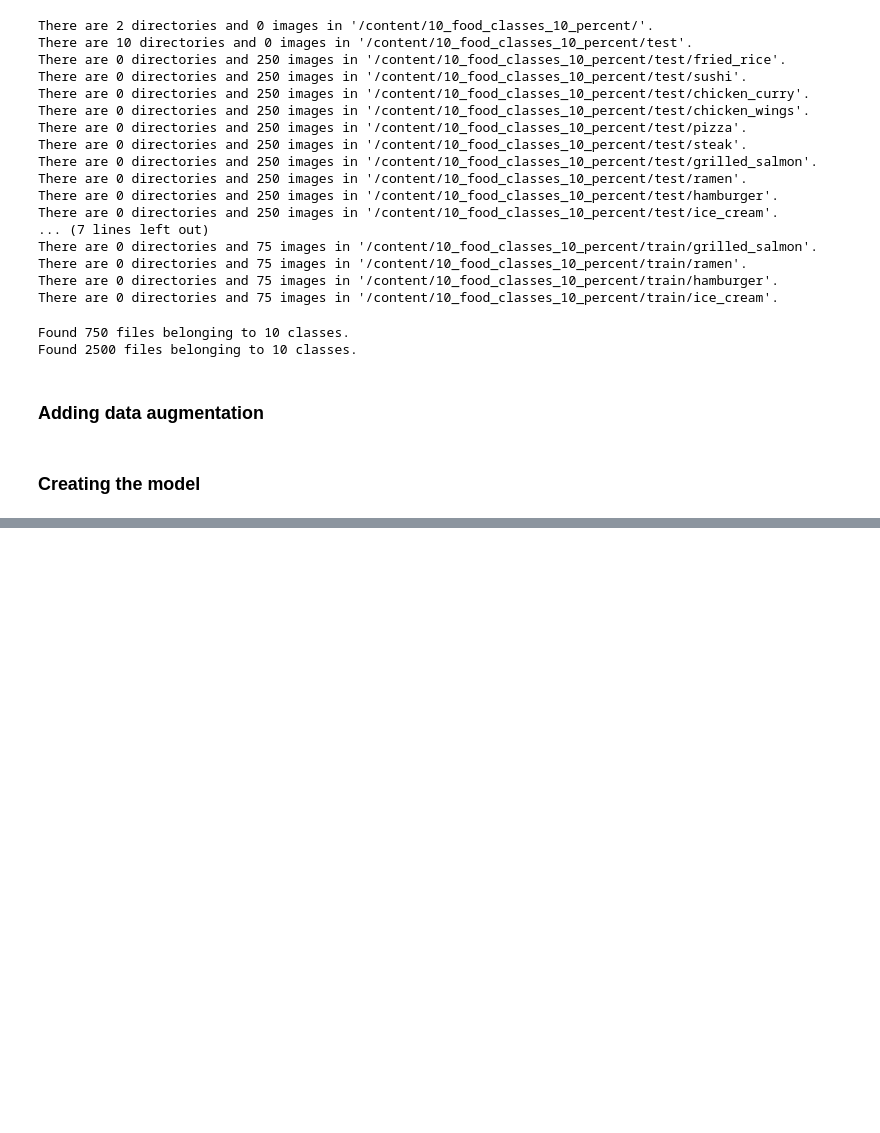
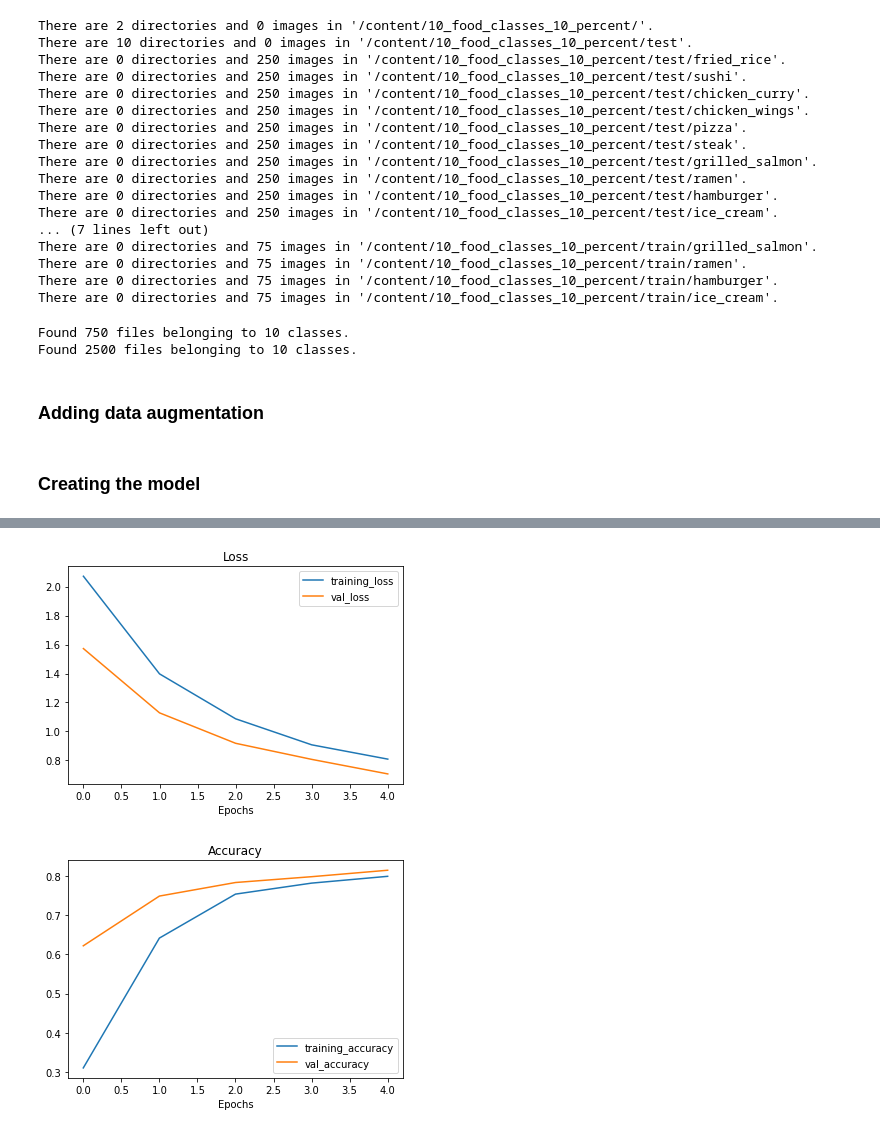
Before and after one commit to ucheokechukwu/ml_tensorflow_deeplearning, a Jupyter notebook: 04_transfer_learning_in_tensorflow_pt2_fine_tuning.ipynb, the cells around one changed output, grey strips where cells are left out. Drawn from its saved outputs; the diff is of its cells as text; code cells hidden in the pictures; blank space fills up the shorter version.

```diff
--- a/04_transfer_learning_in_tensorflow_pt2_fine_tuning.ipynb
+++ b/04_transfer_learning_in_tensorflow_pt2_fine_tuning.ipynb
@@ -702,10 +728,21 @@ _________________________________________________________________
+# %%
+# Set checkpoint path
+import datetime
+checkpoint_path = "ten_percent_model_checkpoints_weights/checkpoint.ckpt"
+# Create a model checkpoint callback that saves the model's weights only
+checkpoint_callback = keras.callbacks.ModelCheckpoint(filepath=checkpoint_path,
+                                                      save_weights_only=True,
+                                                      save_best_only=False,
+                                                      save_freq="epoch", # save every epoch
+                                                      verbose=1)
 # %%
-model_2.fit(train_data_10_percent,
-            epochs=5,
+initial_epochs=5
+history_2 = model_2.fit(train_data_10_percent,
+            epochs=initial_epochs,
             steps_per_epoch=len(train_data_10_percent),
             validation_data=test_data,
-            validation_steps=len(test_data),
-            callbacks=[create_tensorboard_callback(dir_name="/content/transfer_learning",
-                                                   experiment_name="model_2")])
+            validation_steps=int(0.25*len(test_data)),
+            callbacks=[create_tensorboard_callback(dir_name="/content/transfer_learning", experiment_name="model_2"),
+                       checkpoint_callback])
 # %% [output]
 WARNING:tensorflow:Model failed to serialize as JSON. Ignoring... Unable to serialize [2.0896919 2.1128857 2.1081853] to JSON. Unrecognized type <class 'tensorflow.python.framework.ops.EagerTensor'>.
@@ -740,0 +797,5 @@ Epoch 4/5
+# %%
+plot_loss_curves(history_2)
+# %% [output]
+[figure, added]
+[figure, added]
```
Also changed, not shown: parts of 49 cells of this notebook.
